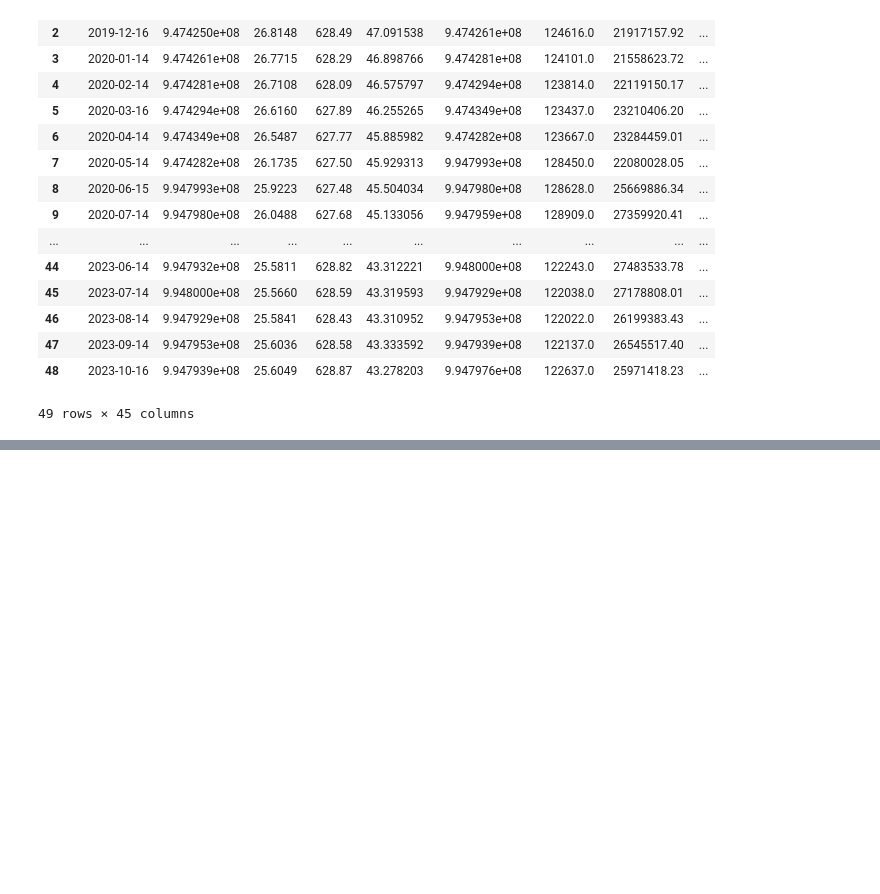
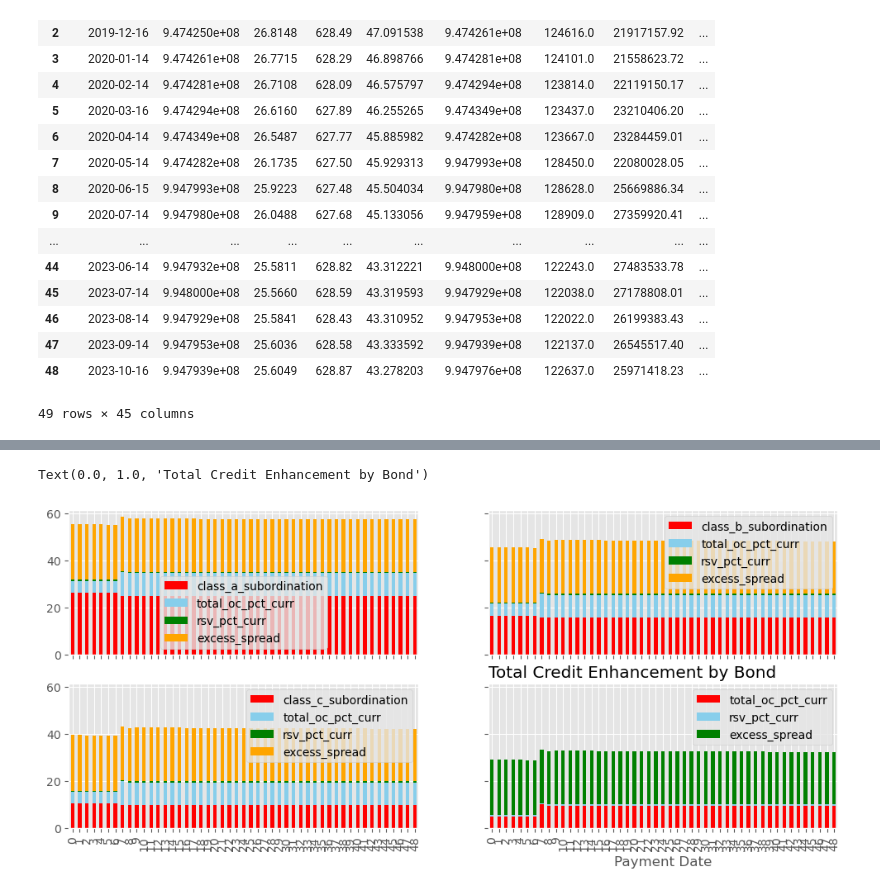
Before and after one commit to msimons4/consumer_loan_analysis, a Jupyter notebook: Data Ingest.ipynb, the cells around one changed output, grey strips where cells are left out. Saved outputs shown, nothing was run; the diff lists cells and outputs as text; code cells hidden in the pictures; blank space fills up the shorter version.

Commit message:
stacked bar charts for CE

```diff
--- a/Data Ingest.ipynb
+++ b/Data Ingest.ipynb
@@ -533,3 +513,19 @@ fig.show()
 # %%
-px.line(data_frame=combined_df, x=combined_df['payment_date'], y=combined_df['num_loans'])
+fig, axs = plt.subplots(2, 2, sharex=True, sharey=True, figsize=(12, 5))
+
+
+# axs[0,0].plot(kind='bar', stacked=True, color=['red', 'skyblue', 'green', 'orange'], data=combined_df[['class_a_subordination', 'total_oc_pct_curr', 'rsv_pct_curr', 'excess_spread']])
+# axs[0,1].plot(kind='bar', stacked=True, color=['red', 'skyblue', 'green', 'orange'], data=combined_df[['class_b_subordination', 'total_oc_pct_curr', 'rsv_pct_curr', 'excess_spread']])
+# axs[1,0].plot(kind='bar', stacked=True, color=['red', 'skyblue', 'green', 'orange'], data=combined_df[['class_c_subordination', 'total_oc_pct_curr', 'rsv_pct_curr', 'excess_spread']])
+# axs[1,1].plot(kind='bar', stacked=True, color=['red', 'skyblue', 'green', 'orange'], data=combined_df[['total_oc_pct_curr', 'rsv_pct_curr', 'excess_spread']])
+combined_df[['class_a_subordination', 'total_oc_pct_curr', 'rsv_pct_curr', 'excess_spread']].plot(kind='bar', stacked=True, color=['red', 'skyblue', 'green', 'orange'], ax=axs[0,0])
+combined_df[['class_b_subordination', 'total_oc_pct_curr', 'rsv_pct_curr', 'excess_spread']].plot(kind='bar', stacked=True, color=['red', 'skyblue', 'green', 'orange'], ax=axs[0,1])
+combined_df[['class_c_subordination', 'total_oc_pct_curr', 'rsv_pct_curr', 'excess_spread']].plot(kind='bar', stacked=True, color=['red', 'skyblue', 'green', 'orange'], ax=axs[1,0])
+combined_df[['total_oc_pct_curr', 'rsv_pct_curr', 'excess_spread']].plot(kind='bar', stacked=True, color=['red', 'skyblue', 'green', 'orange'], ax=axs[1,1])
+
+plt.xlabel('Payment Date')
+plt.ylabel('Source of CE')
+
+# title of plot
+plt.title('Total Credit Enhancement by Bond', loc='left')
 # %% [output]
@@ -536,0 +532,2 @@ px.line(data_frame=combined_df, x=combined_df['payment_date'], y=combined_df['nu
+Text(0.0, 1.0, 'Total Credit Enhancement by Bond')
+[figure, added]
```
Also changed, not shown: parts of 4 cells of this notebook.
